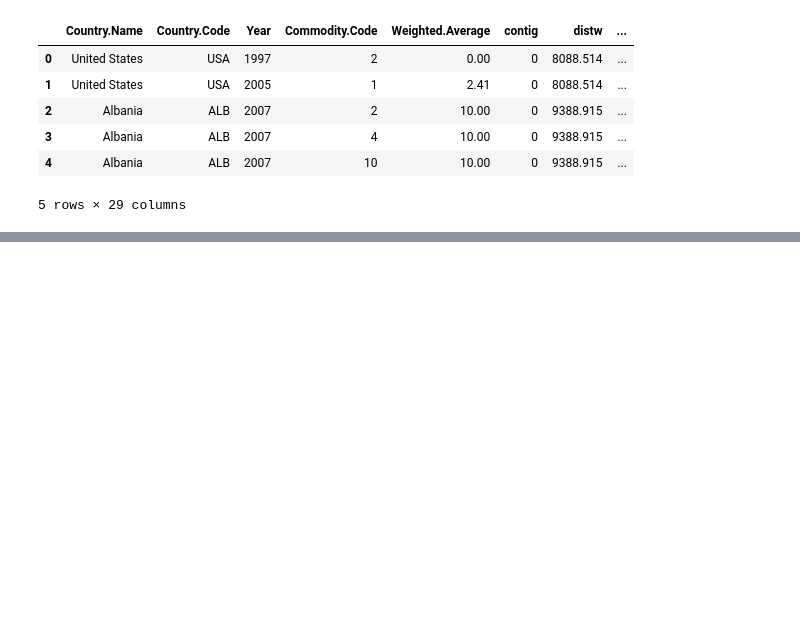
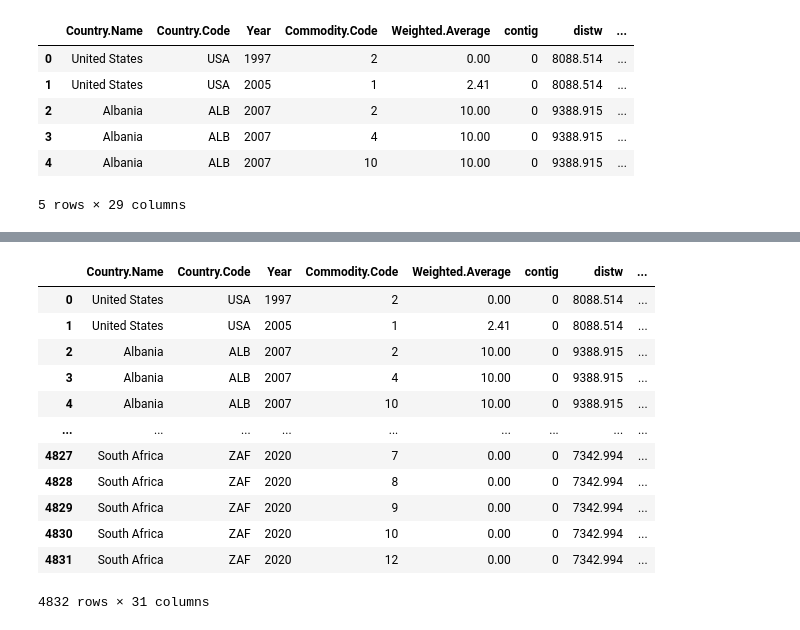
Before and after one commit to thcoelho/ITP_Notificacoes_Exportacao, a Jupyter notebook: Modelo/Regressao_Propria.ipynb, the cells around one changed output, grey strips where cells are left out. Saved outputs shown, nothing was run; the diff lists cells and outputs as text; code cells hidden in the pictures; blank space fills up the shorter version.

```diff
--- a/Modelo/Regressao_Propria.ipynb
+++ b/Modelo/Regressao_Propria.ipynb
@@ -44,6 +44,21 @@ Index(['Country.Name', 'Country.Code', 'Year', 'Commodity.Code',
 # %%
 df["Origin"] = "BRA"
 df["ln_dist"] = np.log(df["distw"])
+df
+# %% [output]
+|  | Country.Name | Country.Code | Year | Commodity.Code | Weighted.Average | contig | distw | ... |
+| 0 | United States | USA | 1997 | 2 | 0.00 | 0 | 8088.514 | ... |
+| 1 | United States | USA | 2005 | 1 | 2.41 | 0 | 8088.514 | ... |
+| 2 | Albania | ALB | 2007 | 2 | 10.00 | 0 | 9388.915 | ... |
+| 3 | Albania | ALB | 2007 | 4 | 10.00 | 0 | 9388.915 | ... |
+| 4 | Albania | ALB | 2007 | 10 | 10.00 | 0 | 9388.915 | ... |
+| ... | ... | ... | ... | ... | ... | ... | ... | ... |
+| 4827 | South Africa | ZAF | 2020 | 7 | 0.00 | 0 | 7342.994 | ... |
+| 4828 | South Africa | ZAF | 2020 | 8 | 0.00 | 0 | 7342.994 | ... |
+| 4829 | South Africa | ZAF | 2020 | 9 | 0.00 | 0 | 7342.994 | ... |
+| 4830 | South Africa | ZAF | 2020 | 10 | 0.00 | 0 | 7342.994 | ... |
+| 4831 | South Africa | ZAF | 2020 | 12 | 0.00 | 0 | 7342.994 | ... |
+4832 rows × 31 columns
 # %%
 dados_gravidade = gme.EstimationData(data_frame=df,
                                     imp_var_name="Country.Code",
```
Also changed, not shown: parts of 6 cells of this notebook.
